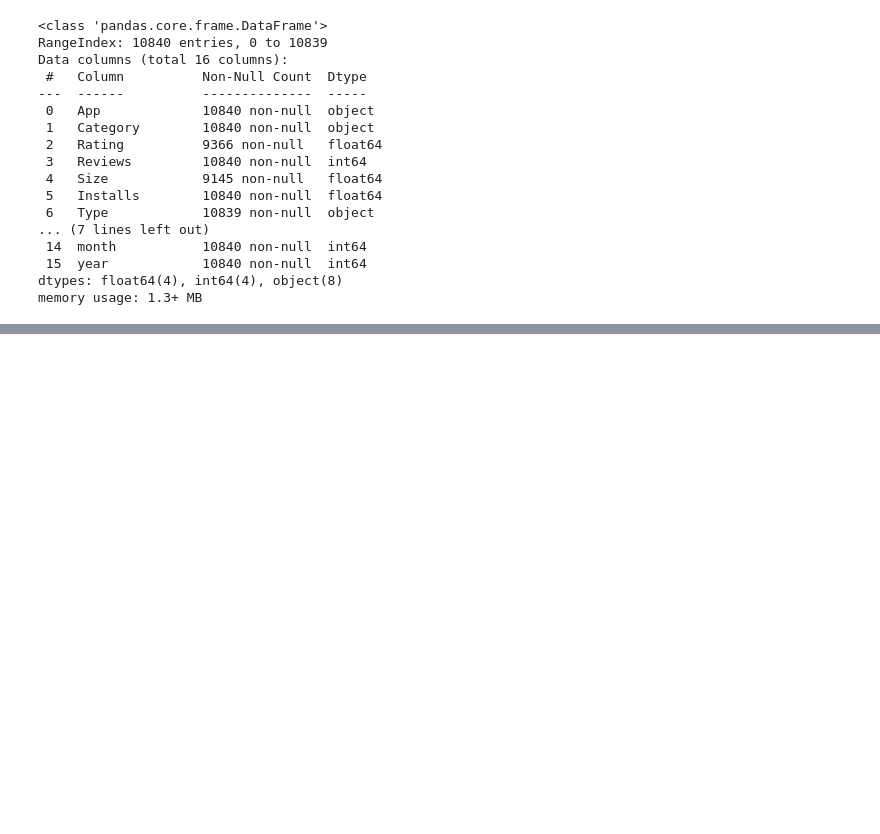
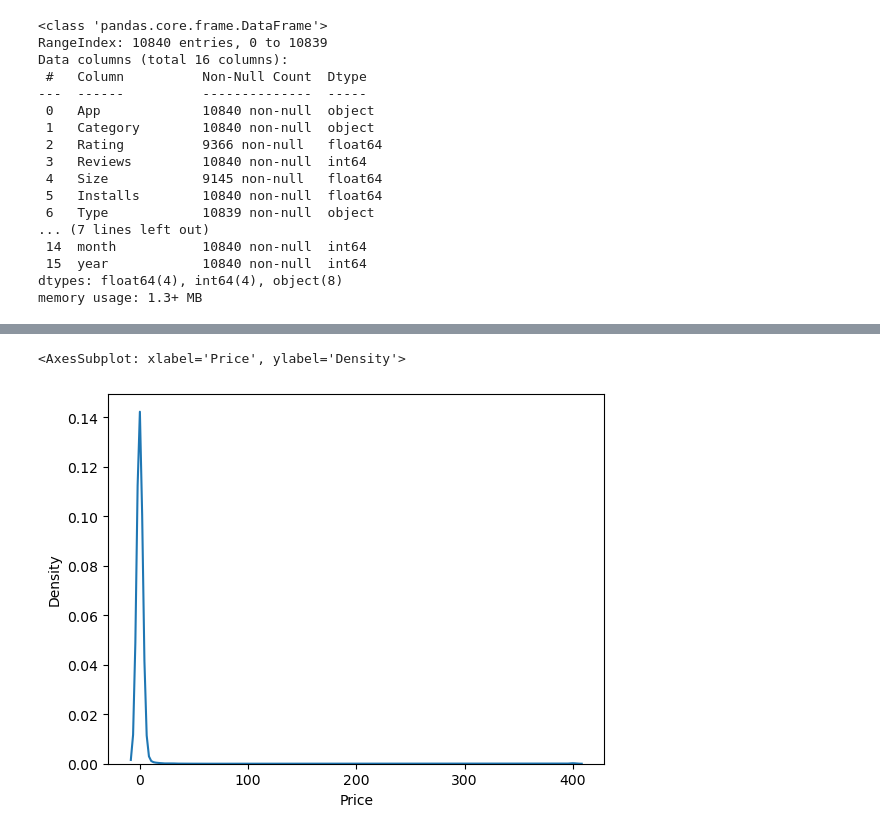
Before and after one commit to BHARATHBN-123/Statistics, a Jupyter notebook: EDA and Feature Engineering/EDA and Feature Engineering 2.ipynb, the cells around one changed output, grey strips where cells are left out. Cells and saved outputs as stored; diff of their text form; code cells hidden in the pictures; blank space fills up the shorter version.

```diff
--- a/EDA and Feature Engineering/EDA and Feature Engineering 2.ipynb
+++ b/EDA and Feature Engineering/EDA and Feature Engineering 2.ipynb
@@ -45,0 +156,6 @@ memory usage: 1.3+ MB
+# %%
+# Kernal density plot
+sns.kdeplot(data_copy["Price"])
+# %% [output]
+<AxesSubplot: xlabel='Price', ylabel='Density'>
+[figure, added]
```
Also changed, not shown: parts of 54 cells of this notebook, 1 other file.
